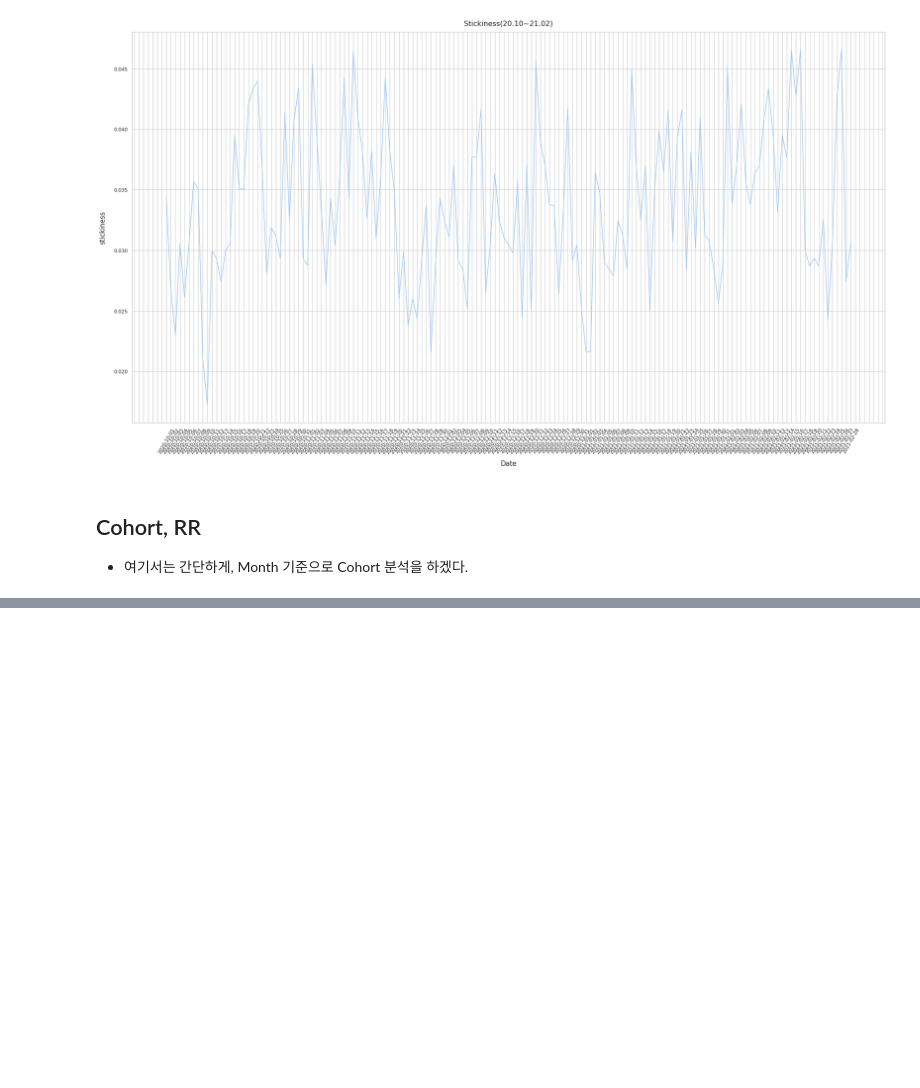
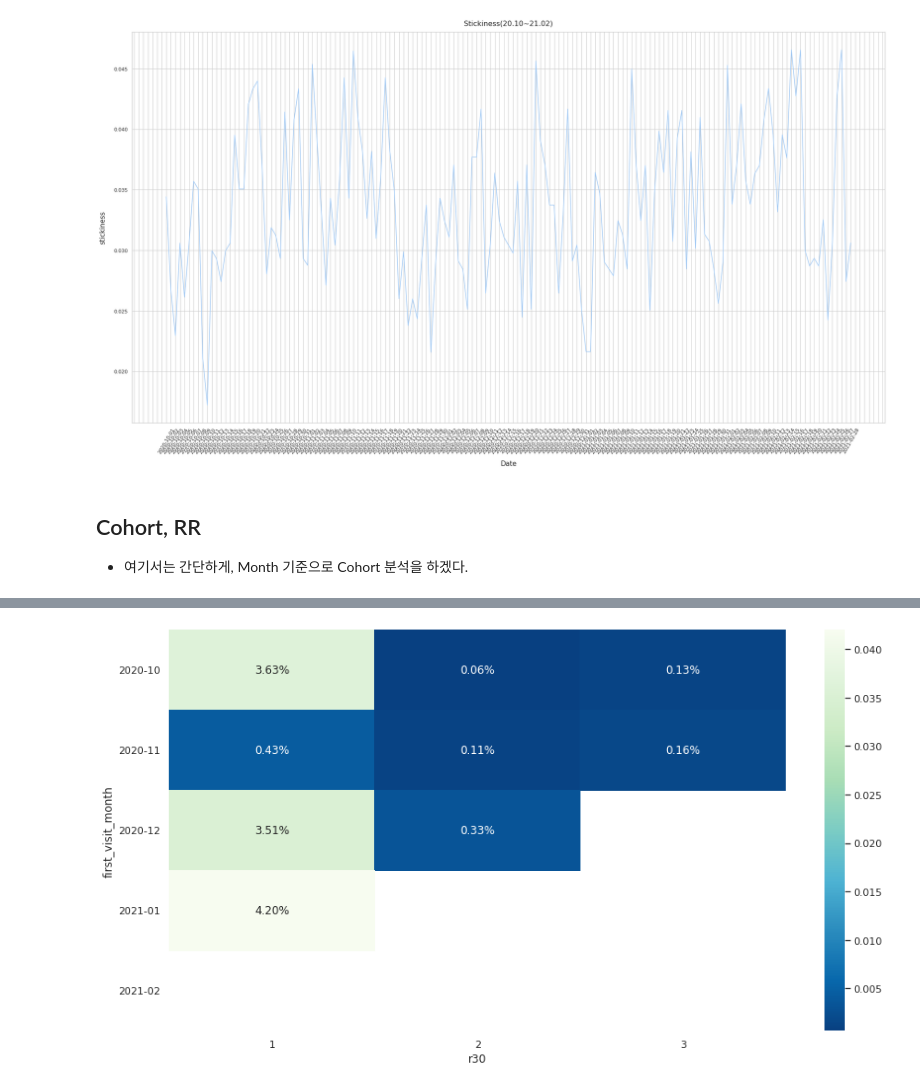
Before and after one commit to tkasod2/TIL, a Jupyter notebook: prj_analysis/Ecommerce_pandas_with_sqlite_exercise.ipynb, the cells around one changed output, grey strips where cells are left out. Saved outputs shown, nothing was run; the diff lists cells and outputs as text; code cells hidden in the pictures; blank space fills up the shorter version.

Commit message:
cohort_all_complete

```diff
--- a/prj_analysis/Ecommerce_pandas_with_sqlite_exercise.ipynb
+++ b/prj_analysis/Ecommerce_pandas_with_sqlite_exercise.ipynb
@@ -288,7 +285,3 @@ Text(0, 0.5, 'stickiness')
 # %% [markdown]
 ## Cohort, RR
 - 여기서는 간단하게, Month 기준으로 Cohort 분석을 하겠다.
-# %%
-df_cohort = df[['event_time','date_month','date_time','user_id','user_session','event_type']].drop_duplicates()
-df_cohort = df_cohort.sort_values(by = 'event_time').reset_index(drop=True)
-df_cohort
@@ -309,2 +287,0 @@ df_cohort
-# %%
-df_cohort['order'] = df_cohort[['user_id','event_time','event_type']].groupby('user_id')[['event_time','event_type']].rank().reset_index(drop=True)
@@ -388,0 +304,15 @@ SQL(query)
+# %%
+def COHORT(df_in):
+  df_cohort = df_in.copy()
+  df_cohort = df_cohort[['event_time','date_month','date_time','user_id','user_session','event_type']].drop_duplicates()
+  df_cohort = df_cohort.sort_values(by = 'event_time').reset_index(drop=True)
+
+  df_first_visit = df_cohort[['date_month','user_id']].groupby('user_id')['date_month'].first().reset_index().rename(columns = {'date_month':'first_visit_month'})
+  df_cohort = df_cohort.merge(df_first_visit,on='user_id')
+  df_cohort['r30'] = ((pd.to_datetime(df_cohort['date_time'])- pd.to_datetime(df_cohort['first_visit_month']))/30).dt.days # -------★ datetime을 연산하고, timedelta인 형식을 int로 바꿔주는방법
+
+  df_rr = df_cohort.groupby(['first_visit_month','r30'])['user_id'].count().unstack()  # -------★ unstack으로 data를 풀어주자.(r30이 column으로 이동)
+  df_rr = df_rr.divide(df_rr[0],axis=0)
+  return df_cohort, df_rr
+# %%
+df_cohort, df_rr = COHORT(df)
@@ -388,0 +329,6 @@ SQL(query)
+# %%
+sns.set_theme(style = 'whitegrid', palette = 'GnBu_r')
+g = sns.heatmap(data = df_cohort.iloc[:,1:], annot=True, fmt ='.2%', cmap='GnBu_r')
+g.figure.set_size_inches(15, 8)
+# %% [output]
+[figure, added]
```
Also changed, not shown: parts of 13 cells of this notebook.
